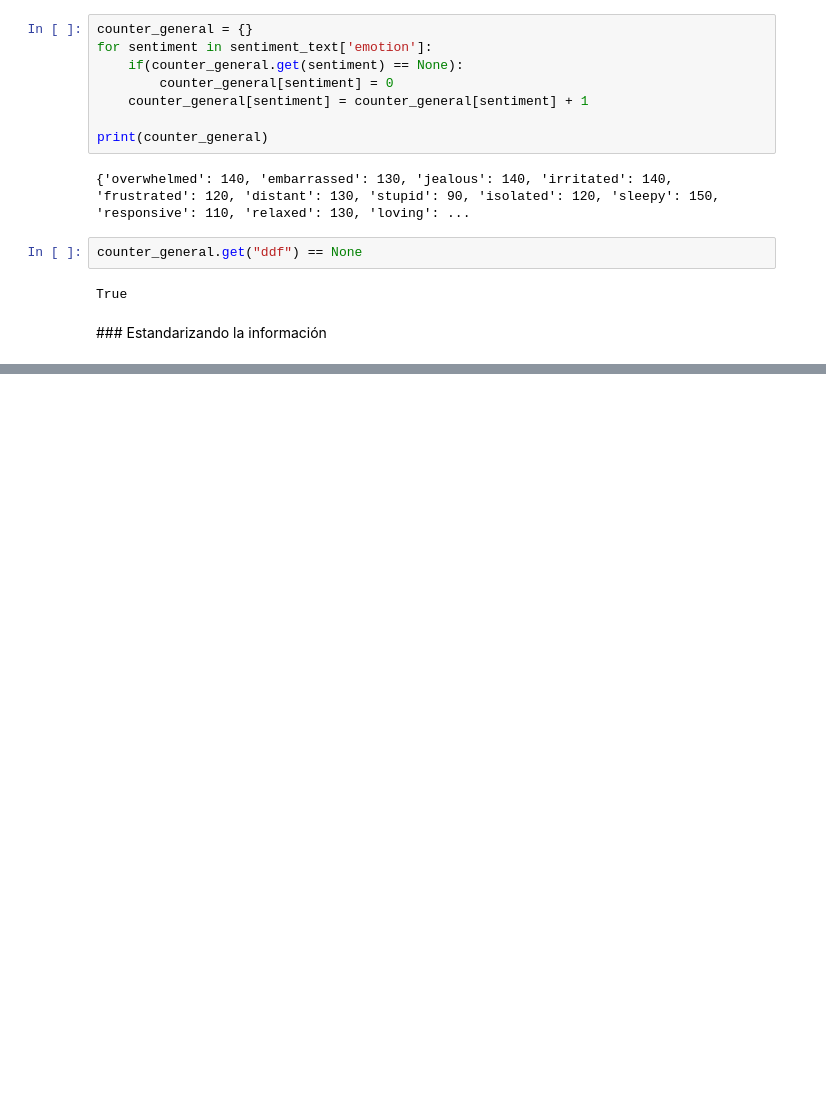
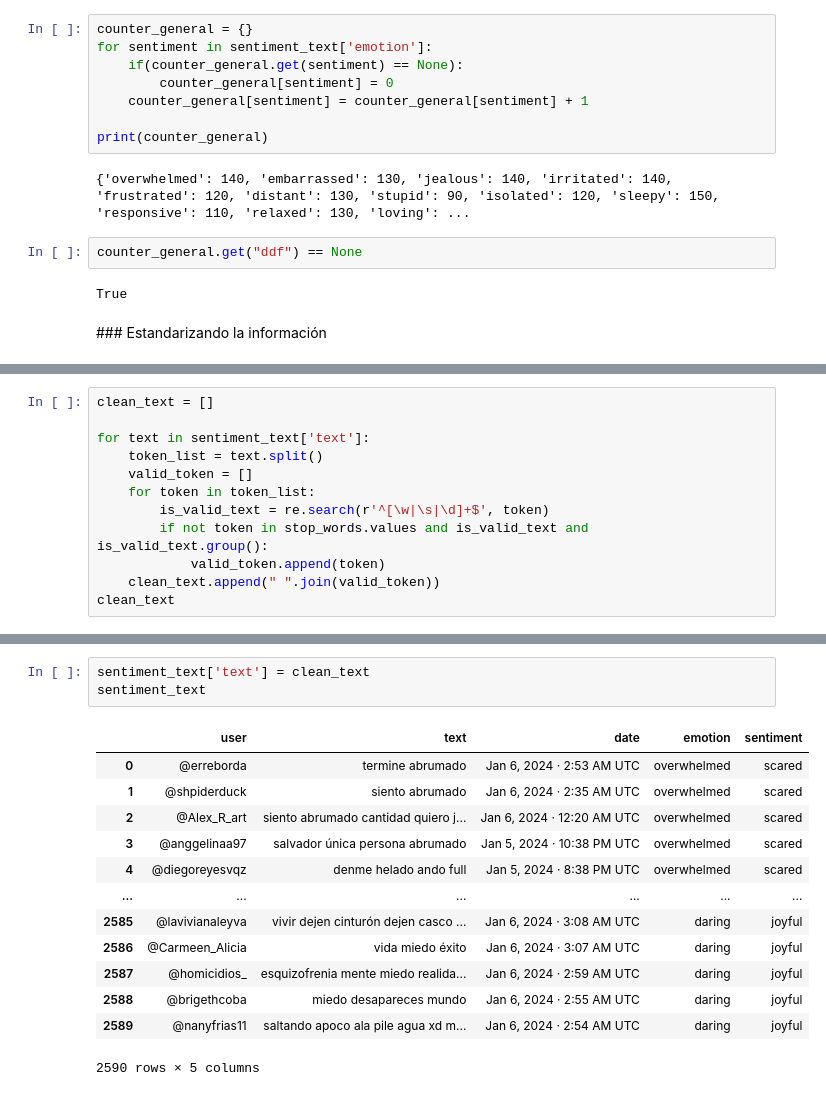
Before and after one commit to Harold2828/SentimentAnalysisSpanish, a Jupyter notebook: Sentiment Analysis.ipynb, the cells around one changed output, grey strips where cells are left out. Cells and saved outputs as stored; diff of their text form; blank space fills up the shorter version.

Commit message:
Cleaning the tokens

```diff
--- a/Sentiment Analysis.ipynb
+++ b/Sentiment Analysis.ipynb
@@ -82,0 +78,12 @@ sentiment_text.head()
+# %%
+clean_text = []
+
+for text in sentiment_text['text']:
+    token_list = text.split()
+    valid_token = []
+    for token in token_list:
+        is_valid_text = re.search(r'^[\w|\s|\d]+$', token)
+        if not token in stop_words.values and is_valid_text and is_valid_text.group():
+            valid_token.append(token)
+    clean_text.append(" ".join(valid_token))
+clean_text
@@ -82,0 +108,17 @@ sentiment_text.head()
+# %%
+sentiment_text['text'] = clean_text
+sentiment_text
+# %% [output]
+|  | user | text | date | emotion | sentiment |
+| 0 | @erreborda | termine abrumado | Jan 6, 2024 · 2:53 AM UTC | overwhelmed | scared |
+| 1 | @shpiderduck | siento abrumado | Jan 6, 2024 · 2:35 AM UTC | overwhelmed | scared |
+| 2 | @Alex_R_art | siento abrumado cantidad quiero j... | Jan 6, 2024 · 12:20 AM UTC | overwhelmed | scared |
+| 3 | @anggelinaa97 | salvador única persona abrumado | Jan 5, 2024 · 10:38 PM UTC | overwhelmed | scared |
+| 4 | @diegoreyesvqz | denme helado ando full | Jan 5, 2024 · 8:38 PM UTC | overwhelmed | scared |
+| ... | ... | ... | ... | ... | ... |
+| 2585 | @lavivianaleyva | vivir dejen cinturón dejen casco ... | Jan 6, 2024 · 3:08 AM UTC | daring | joyful |
+| 2586 | @Carmeen_Alicia | vida miedo éxito | Jan 6, 2024 · 3:07 AM UTC | daring | joyful |
+| 2587 | @homicidios_ | esquizofrenia mente miedo realida... | Jan 6, 2024 · 2:59 AM UTC | daring | joyful |
+| 2588 | @brigethcoba | miedo desapareces mundo | Jan 6, 2024 · 2:55 AM UTC | daring | joyful |
+| 2589 | @nanyfrias11 | saltando apoco ala pile agua xd m... | Jan 6, 2024 · 2:54 AM UTC | daring | joyful |
+2590 rows × 5 columns
```
Also changed, not shown: parts of 5 cells of this notebook, 2 other files.
